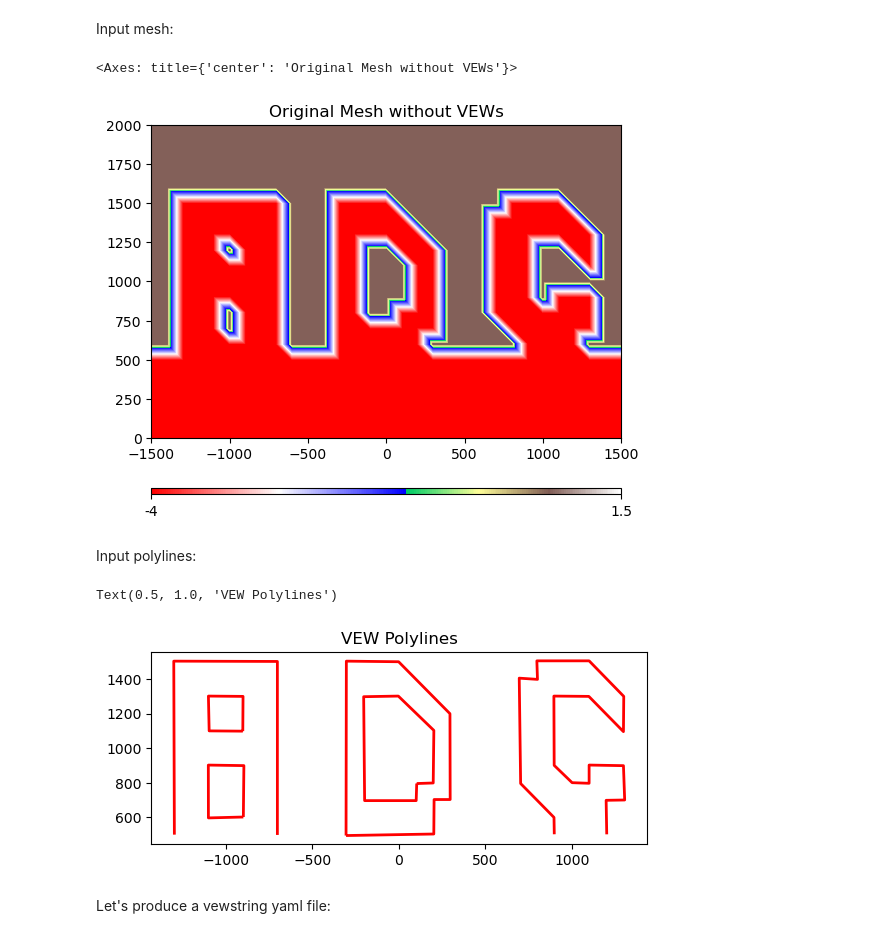
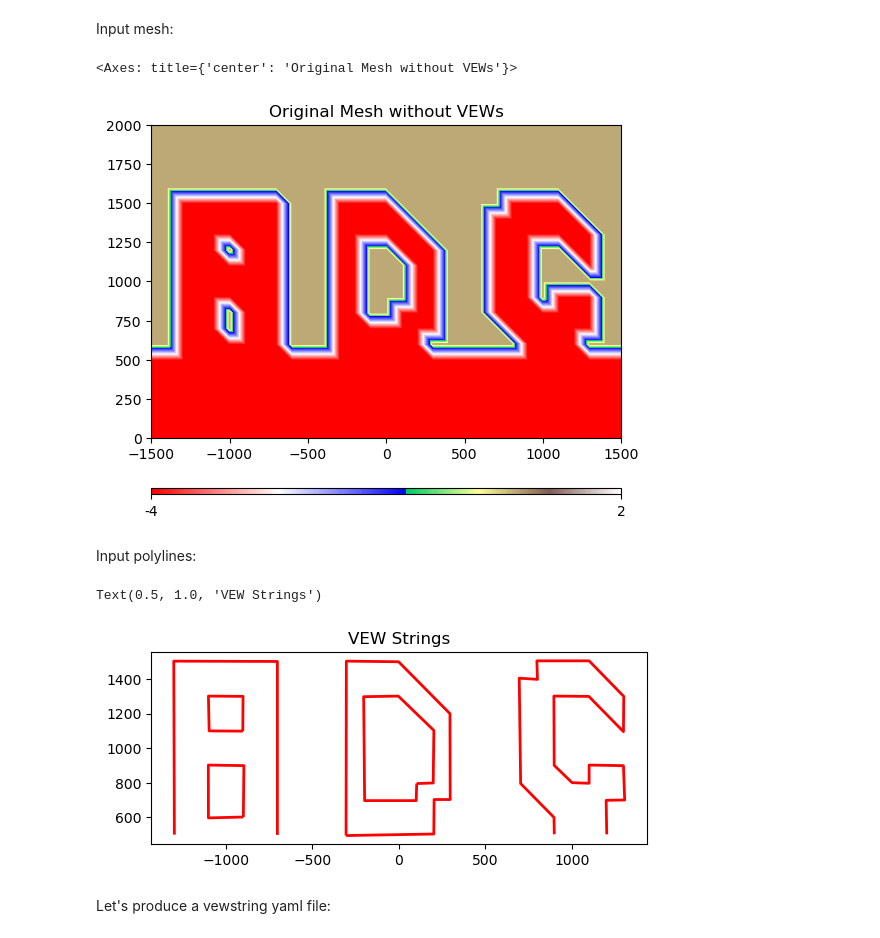
Before and after one commit to shinbunya/vewutils, a Jupyter notebook: examples/vewprocessing/example.ipynb, the cells around one changed output. Cells and saved outputs as stored; diff of their text form; code cells hidden in the pictures.

```diff
--- a/examples/vewprocessing/example.ipynb
+++ b/examples/vewprocessing/example.ipynb
@@ -27,13 +34,14 @@ The parameters used are:
 Input mesh:
 # %%
 from adcircpy import AdcircMesh
+import numpy as np
 
 # Load and plot the original mesh without VEWs
 mesh = AdcircMesh.open('input/mesh_without_vews.14')
-mesh.make_plot(title='Original Mesh without VEWs', vmin=-4, vmax=1.5)
+mesh.make_plot(title='Original Mesh without VEWs', topobathy=True, vmin=-4, vmax=2)
 # %% [output]
 <Axes: title={'center': 'Original Mesh without VEWs'}>
-[figure, old version]
+[figure, new version]
 # %% [markdown]
 Input polylines:
 # %%
@@ -43,10 +51,11 @@ import matplotlib.pyplot as plt
 # Read and plot the polylines
 polylines = gpd.read_file('input/vew_polylines.shp')
 ax = polylines.plot(color='red', linewidth=2)
-plt.title('VEW Polylines')
+# plt.title('VEW Polylines')
+plt.title('VEW Strings')
 # %% [output]
-Text(0.5, 1.0, 'VEW Polylines')
+Text(0.5, 1.0, 'VEW Strings')
-[figure, old version]
+[figure, new version]
 # %% [markdown]
 Let's produce a vewstring yaml file:
 # %%
```
Also changed, not shown: parts of 4 cells of this notebook, 2 other files.
